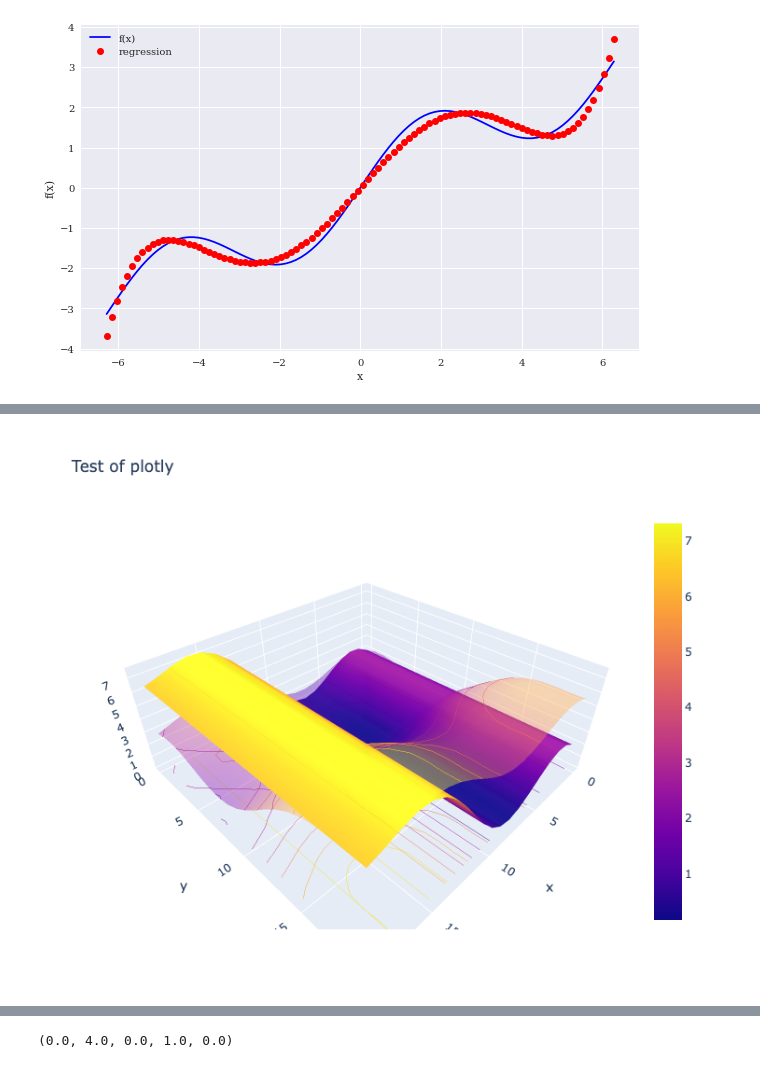
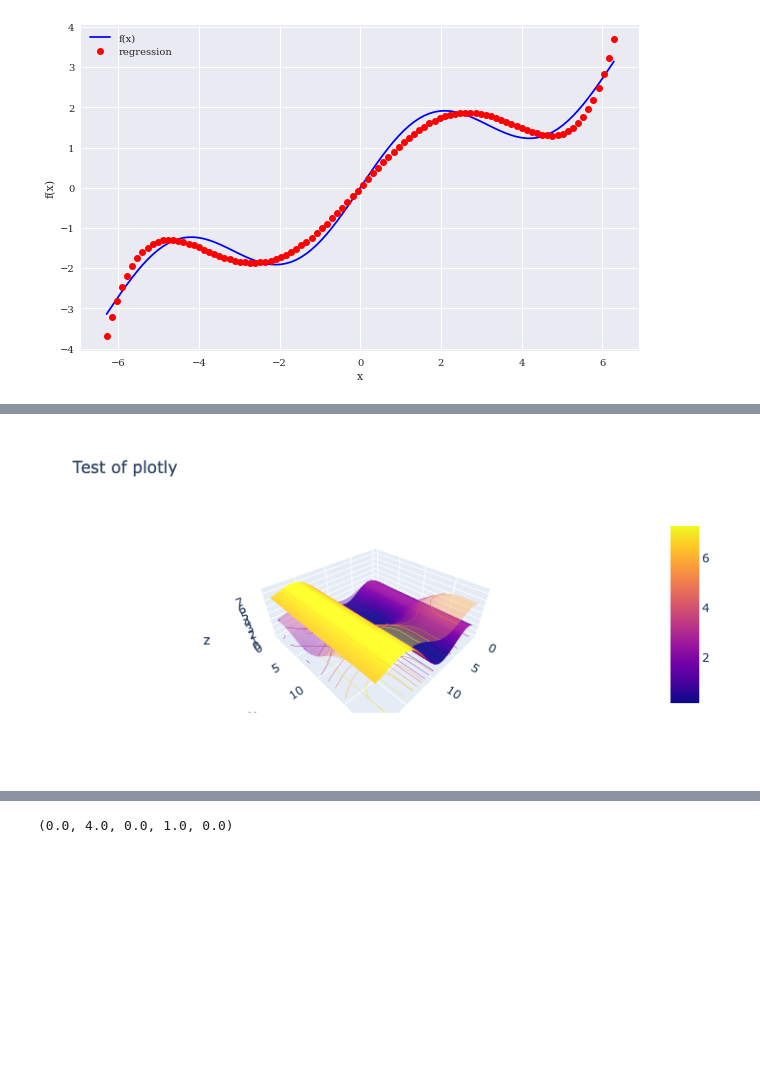
Before and after one commit to erdeq-upenn/mini_code, a Jupyter notebook: 1_financial_python/test_simulation.ipynb, the cells around one changed output, grey strips where cells are left out. Cells and saved outputs as stored; diff of their text form; code cells hidden in the pictures; blank space fills up the shorter version.

```diff
--- a/1_financial_python/test_simulation.ipynb
+++ b/1_financial_python/test_simulation.ipynb
@@ -84,18 +84,18 @@ RZ  = np.dot(mm,reg).reshape((20,20))
 # %%
 import plotly.graph_objects as go
 Z2 = Z-np.random.rand()*5
 # Read data from a csv
 # z_data = pd.read_csv('https://raw.githubusercontent.com/plotly/datasets/master/api_docs/mt_bruno_elevation.csv')
 fig = go.Figure(data=[go.Surface(z=Z),
                       go.Surface(z=RZ,showscale=False, opacity=0.4)
                      ])
 fig.update_layout(title='Test of plotly', autosize=False,
-                  width=800, height=600,
+                  width=400, height=300,
                   margin=dict(l=65, r=50, b=65, t=90))
 
 fig.update_traces(contours_z=dict(show=True, usecolormap=True,
                                   highlightcolor="limegreen", project_z=True))
 fig.show()
 # %% [output]
-[figure, old version]
+[figure, new version]
 # %%
```
Also changed, not shown: parts of 6 cells of this notebook, 3 other files.
